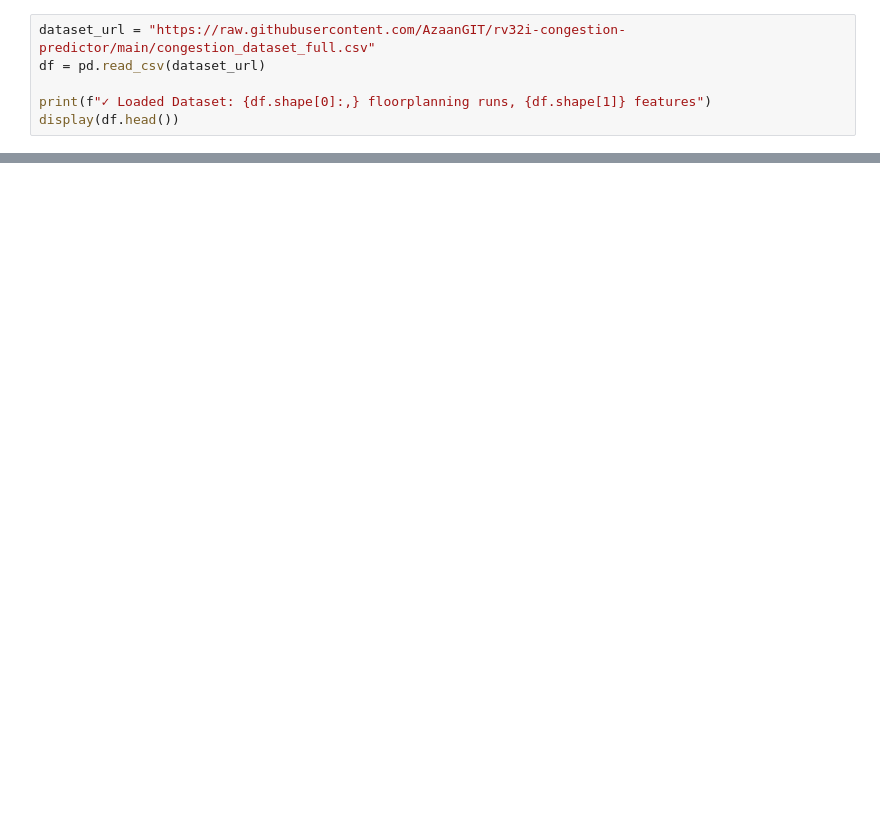
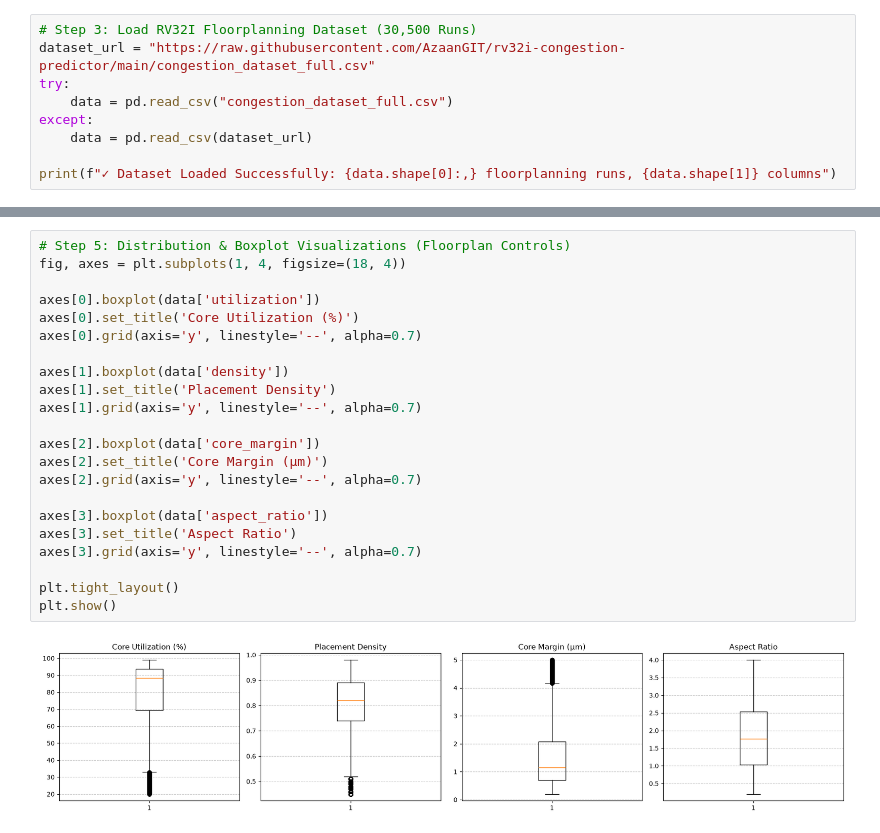
Before and after one commit to AzaanGIT/rv32i-congestion-predictor, a Jupyter notebook: rv32i_congestion_predictor_notebook.ipynb, the cells around one changed output, grey strips where cells are left out. Drawn from its saved outputs; the diff is of its cells as text; blank space fills up the shorter version.

```diff
--- a/rv32i_congestion_predictor_notebook.ipynb
+++ b/rv32i_congestion_predictor_notebook.ipynb
@@ -25,6 +40,9 @@ print("✓ Environment & Machine Learning packages ready!")
 # %%
+# Step 3: Load RV32I Floorplanning Dataset (30,500 Runs)
 dataset_url = "https://raw.githubusercontent.com/AzaanGIT/rv32i-congestion-predictor/main/congestion_dataset_full.csv"
-df = pd.read_csv(dataset_url)
+try:
+    data = pd.read_csv("congestion_dataset_full.csv")
+except:
+    data = pd.read_csv(dataset_url)
 
-print(f"✓ Loaded Dataset: {df.shape[0]:,} floorplanning runs, {df.shape[1]} features")
-display(df.head())
+print(f"✓ Dataset Loaded Successfully: {data.shape[0]:,} floorplanning runs, {data.shape[1]} columns")
@@ -135,0 +120,24 @@ print("Generating public shareable URL via localtunnel...")
+# %%
+# Step 5: Distribution & Boxplot Visualizations (Floorplan Controls)
+fig, axes = plt.subplots(1, 4, figsize=(18, 4))
+
+axes[0].boxplot(data['utilization'])
+axes[0].set_title('Core Utilization (%)')
+axes[0].grid(axis='y', linestyle='--', alpha=0.7)
+
+axes[1].boxplot(data['density'])
+axes[1].set_title('Placement Density')
+axes[1].grid(axis='y', linestyle='--', alpha=0.7)
+
+axes[2].boxplot(data['core_margin'])
+axes[2].set_title('Core Margin (µm)')
+axes[2].grid(axis='y', linestyle='--', alpha=0.7)
+
+axes[3].boxplot(data['aspect_ratio'])
+axes[3].set_title('Aspect Ratio')
+axes[3].grid(axis='y', linestyle='--', alpha=0.7)
+
+plt.tight_layout()
+plt.show()
+# %% [output]
+[figure, added]
```
Also changed, not shown: parts of 33 cells of this notebook.
